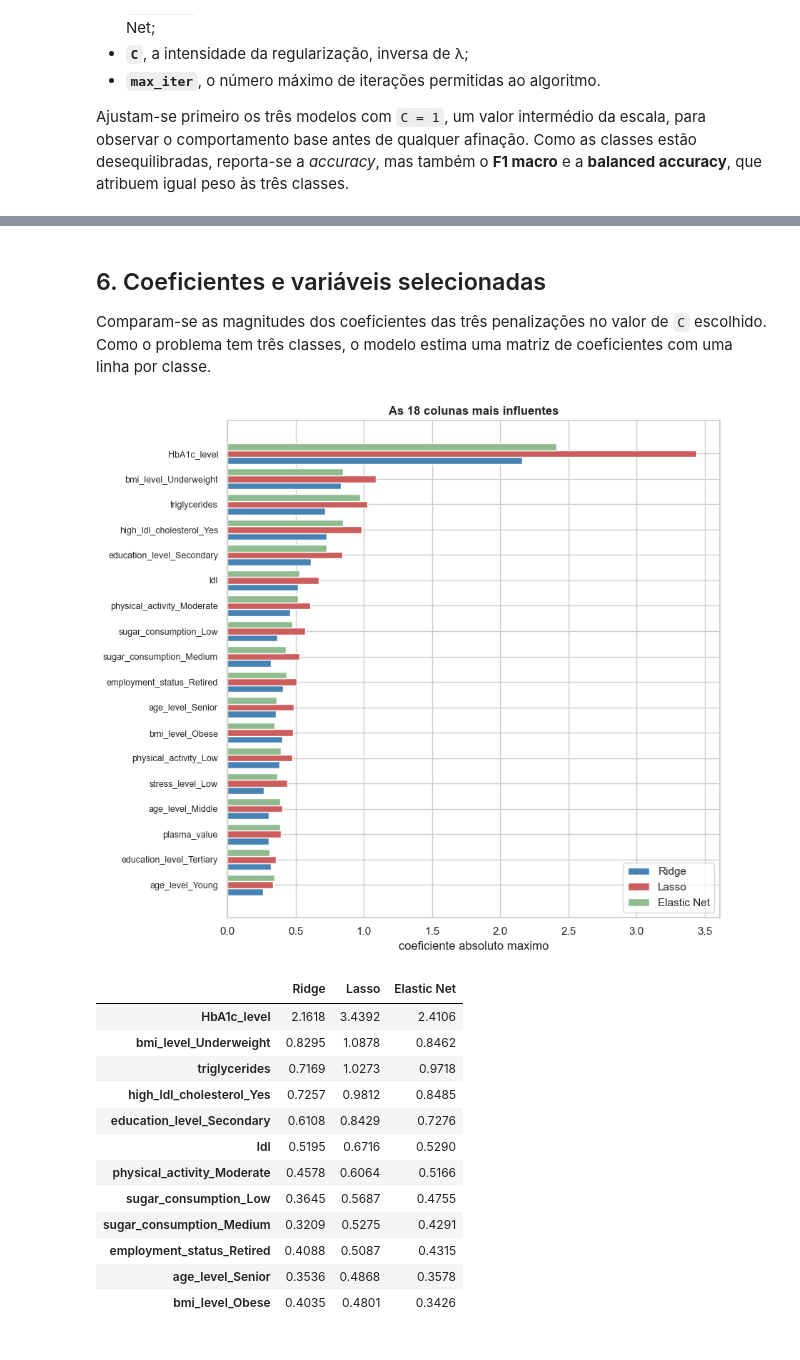
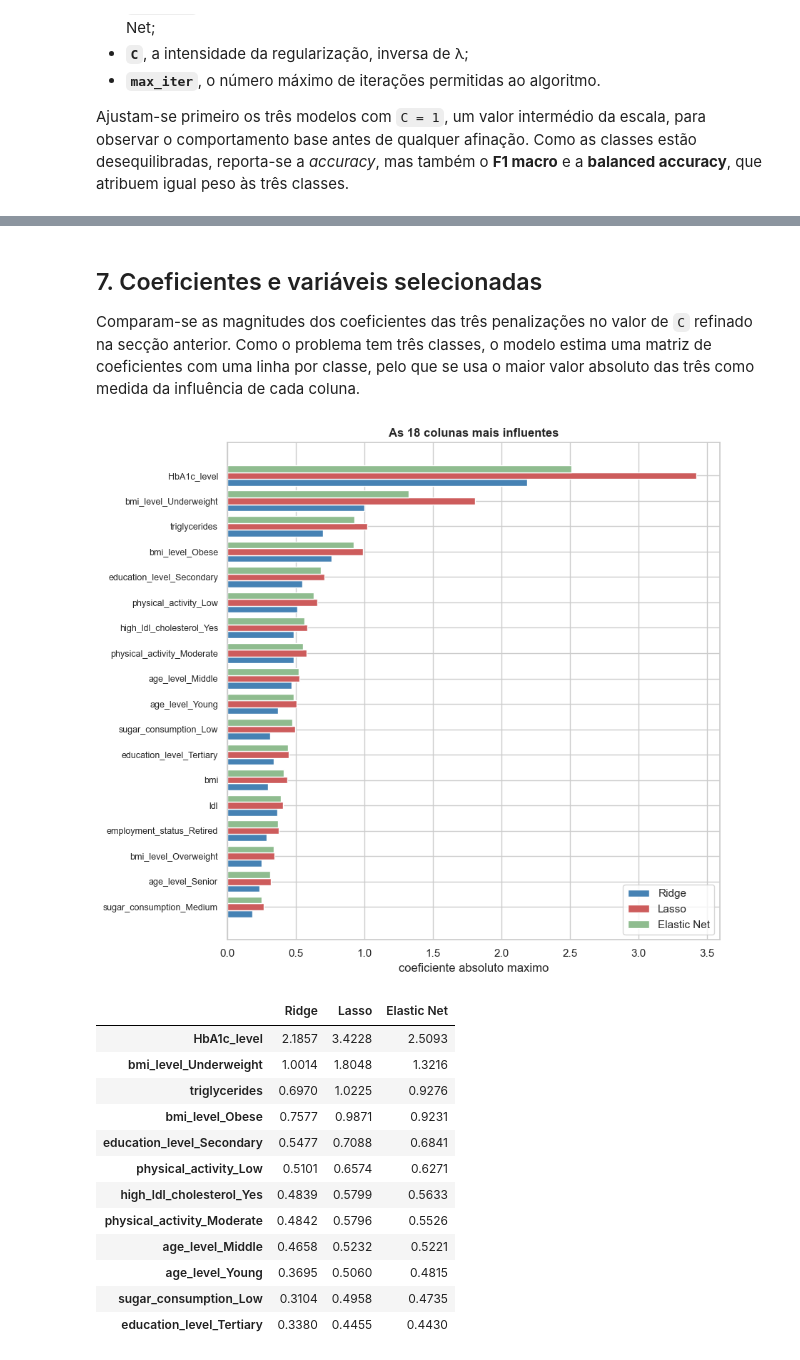
Before and after one commit to AmirMasnavi/APRAU-group-22, a Jupyter notebook: notebooks/05_feature_selection.ipynb, the cells around one changed output, grey strips where cells are left out. Saved outputs shown, nothing was run; the diff lists cells and outputs as text; code cells hidden in the pictures.

```diff
--- a/notebooks/05_feature_selection.ipynb
+++ b/notebooks/05_feature_selection.ipynb
@@ -172,8 +185,8 @@ for nome, ratio in MODELOS:
     modelo.fit(X_train_esc, y_train)
     linhas.append(metricas(modelo, X_test_esc, nome,
                            {'l1_ratio': ratio, 'C': 1.0,
-                            'nao nulos': int((magnitudes(modelo) > 1e-4).sum())}))
+                            COL_COLUNAS: int((magnitudes(modelo) > 1e-4).sum())}))
 
 pd.DataFrame(linhas).set_index('modelo')[['l1_ratio', 'C', 'accuracy',
-                                          'F1 macro', 'balanced acc', 'nao nulos']]
+                                          'F1 macro', 'balanced acc', COL_COLUNAS]]
 # %% [output]
@@ -352,0 +484,22 @@ forte, o que se faz na secção 7.
+# %%
+fig, eixos = plt.subplots(1, 3, figsize=(16, 4.5), sharey=True)
+cores = {'Ridge': 'steelblue', 'Lasso': 'indianred', 'Elastic Net': 'darkseagreen'}
+
+for eixo, (nome, _) in zip(eixos, MODELOS):
+    percurso_fino = percursos_finos[nome]
+    media = percurso_fino['F1 macro (CV)']
+    desvio = percurso_fino['desvio (CV)']
+    eixo.plot(percurso_fino['C'], media, 'o-', color=cores[nome])
+    eixo.fill_between(percurso_fino['C'], media - desvio, media + desvio,
+                      color=cores[nome], alpha=0.15)
+    eixo.axvline(ajustes[nome]['C'], ls='--', color='grey', lw=1)
+    melhor = percurso_fino.loc[media.idxmax()]
+    eixo.plot(melhor['C'], melhor['F1 macro (CV)'], '*', ms=16, color='black')
+    eixo.set_xscale('log')
+    eixo.set_xlabel('C')
+    eixo.set_title(f"{nome}\nmelhor C = {melhor['C']:.3f}", weight='bold')
+
+eixos[0].set_ylabel('F1 macro em validacao cruzada')
+fig.suptitle('Refinamento de C: media e desvio-padrao entre as 5 particoes',
+             fontsize=13, weight='bold')
+plt.tight_layout(); plt.show()
@@ -352,0 +529,7 @@ forte, o que se faz na secção 7.
+# %%
+ajustes_finos = {nome: ajustar_em(ratio, linha['C (grelha fina)'], X_train,
+                                  linha['F1 macro (fina)'], linha['desvio (fina)'])
+                 for (nome, ratio), (_, linha) in zip(MODELOS, comparacao_C.iterrows())}
+
+pd.DataFrame([resumo(a, nome, X_test, colunas, len(num_cols) + len(cat_cols))
+              for nome, a in ajustes_finos.items()]).set_index('modelo').round(4)
@@ -353,40 +552,41 @@ forte, o que se faz na secção 7.
 # %% [markdown]
-## 6. Coeficientes e variáveis selecionadas
+## 7. Coeficientes e variáveis selecionadas
 
-Comparam-se as magnitudes dos coeficientes das três penalizações no valor de `C` escolhido. Como o
-problema tem três classes, o modelo estima uma matriz de coeficientes com uma linha por classe.
+Comparam-se as magnitudes dos coeficientes das três penalizações no valor de `C` refinado na secção
+anterior. Como o problema tem três classes, o modelo estima uma matriz de coeficientes com uma linha
+por classe, pelo que se usa o maior valor absoluto das três como medida da influência de cada coluna.
 # %%
 tabela_coef = pd.DataFrame(
-    {nome: magnitudes(a['modelo']) for nome, a in ajustes.items()},
+    {nome: magnitudes(a['modelo']) for nome, a in ajustes_finos.items()},
     index=colunas
 ).sort_values('Lasso', ascending=False)
 
 fig, ax = plt.subplots(figsize=(9, 8))
 topo = tabela_coef.head(18).iloc[::-1]
 posicao = np.arange(len(topo))
 for deslocamento, nome, cor in [(-0.27, 'Ridge', 'steelblue'),
                                 (0.0, 'Lasso', 'indianred'),
                                 (0.27, 'Elastic Net', 'darkseagreen')]:
     ax.barh(posicao + deslocamento, topo[nome], height=0.27, label=nome, color=cor)
 ax.set_yticks(posicao); ax.set_yticklabels(topo.index, fontsize=9)
 ax.set_xlabel('coeficiente absoluto maximo')
 ax.set_title('As 18 colunas mais influentes', weight='bold'); ax.legend()
 plt.tight_layout(); plt.show()
 
 tabela_coef.round(4).head(12)
 # %% [output]
-[figure, old version]
+[figure, new version]
 |  | Ridge | Lasso | Elastic Net |
-| HbA1c_level | 2.1618 | 3.4392 | 2.4106 |
-| bmi_level_Underweight | 0.8295 | 1.0878 | 0.8462 |
-| triglycerides | 0.7169 | 1.0273 | 0.9718 |
-| high_ldl_cholesterol_Yes | 0.7257 | 0.9812 | 0.8485 |
-| education_level_Secondary | 0.6108 | 0.8429 | 0.7276 |
-| ldl | 0.5195 | 0.6716 | 0.5290 |
-| physical_activity_Moderate | 0.4578 | 0.6064 | 0.5166 |
-| sugar_consumption_Low | 0.3645 | 0.5687 | 0.4755 |
-| sugar_consumption_Medium | 0.3209 | 0.5275 | 0.4291 |
-| employment_status_Retired | 0.4088 | 0.5087 | 0.4315 |
-| age_level_Senior | 0.3536 | 0.4868 | 0.3578 |
-| bmi_level_Obese | 0.4035 | 0.4801 | 0.3426 |
+| HbA1c_level | 2.1857 | 3.4228 | 2.5093 |
+| bmi_level_Underweight | 1.0014 | 1.8048 | 1.3216 |
+| triglycerides | 0.6970 | 1.0225 | 0.9276 |
+| bmi_level_Obese | 0.7577 | 0.9871 | 0.9231 |
+| education_level_Secondary | 0.5477 | 0.7088 | 0.6841 |
+| physical_activity_Low | 0.5101 | 0.6574 | 0.6271 |
+| high_ldl_cholesterol_Yes | 0.4839 | 0.5799 | 0.5633 |
+| physical_activity_Moderate | 0.4842 | 0.5796 | 0.5526 |
+| age_level_Middle | 0.4658 | 0.5232 | 0.5221 |
+| age_level_Young | 0.3695 | 0.5060 | 0.4815 |
+| sugar_consumption_Low | 0.3104 | 0.4958 | 0.4735 |
+| education_level_Tertiary | 0.3380 | 0.4455 | 0.4430 |
 # %% [markdown]
```
Also changed, not shown: parts of 30 cells of this notebook, 7 other files.
